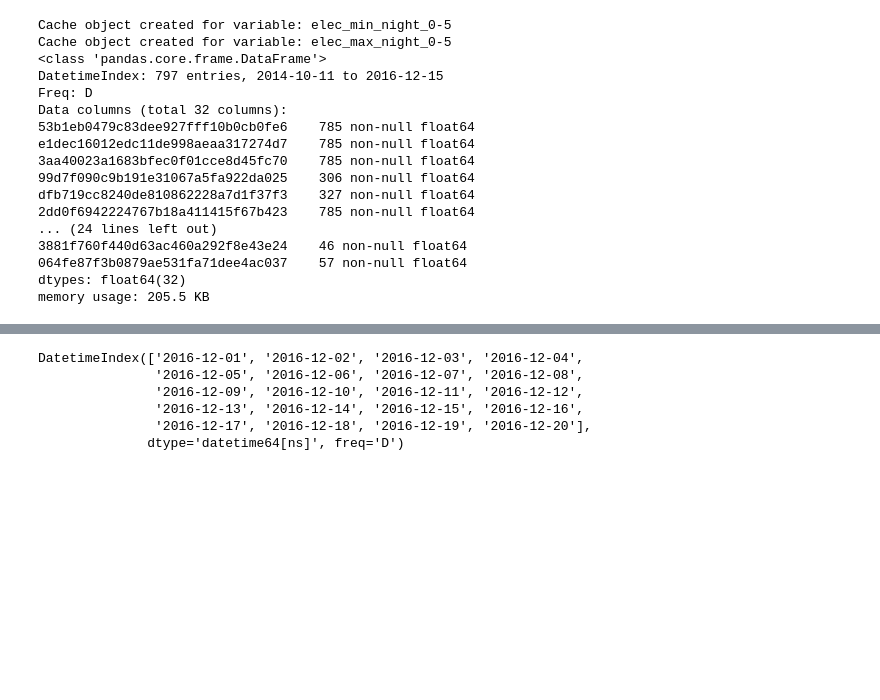
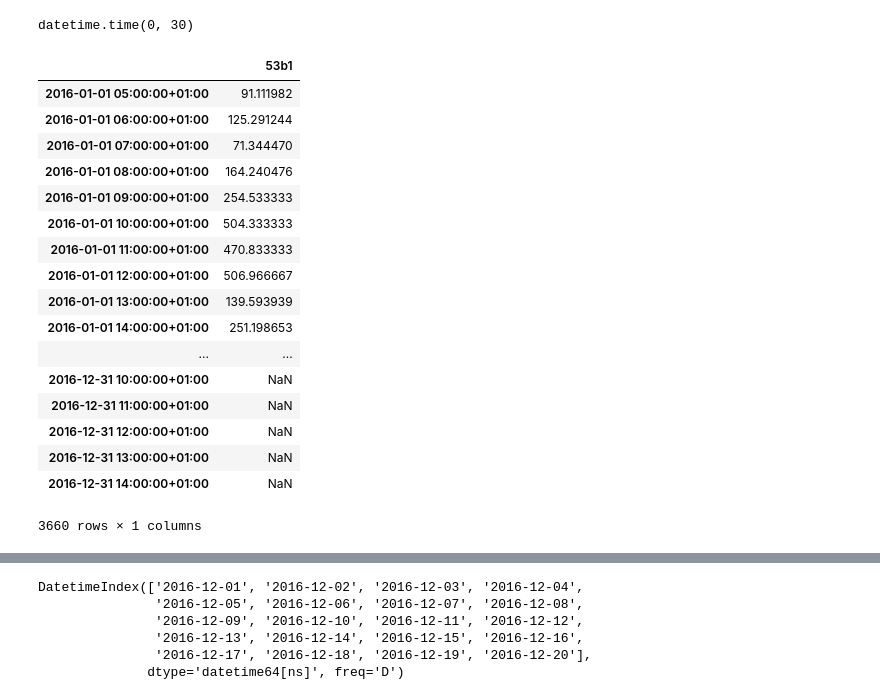
Before and after one commit to opengridcc/opengrid-dev, a Jupyter notebook: notebooks/Analysis/Electricity_standby.ipynb, the cells around one changed output, grey strips where cells are left out. Saved outputs shown, nothing was run; the diff lists cells and outputs as text; code cells hidden in the pictures; blank space fills up the shorter version.

Commit message:
bugfix + dev standby power

```diff
--- a/notebooks/Analysis/Electricity_standby.ipynb
+++ b/notebooks/Analysis/Electricity_standby.ipynb
@@ -84,24 +0,0 @@ True
-# %%
-cache_min = caching.Cache(variable='elec_min_night_0-5')
-cache_max = caching.Cache(variable='elec_max_night_0-5')
-dfdaymin = cache_min.get(sensors=sensors)
-dfdaymax = cache_max.get(sensors=sensors)
-dfdaymin.info()
-# %% [output]
-Cache object created for variable: elec_min_night_0-5
-Cache object created for variable: elec_max_night_0-5
-<class 'pandas.core.frame.DataFrame'>
-DatetimeIndex: 797 entries, 2014-10-11 to 2016-12-15
-Freq: D
-Data columns (total 32 columns):
-53b1eb0479c83dee927fff10b0cb0fe6    785 non-null float64
-e1dec16012edc11de998aeaa317274d7    785 non-null float64
-3aa40023a1683bfec0f01cce8d45fc70    785 non-null float64
-99d7f090c9b191e31067a5fa922da025    306 non-null float64
-dfb719cc8240de810862228a7d1f37f3    327 non-null float64
-2dd0f6942224767b18a411415f67b423    785 non-null float64
-... (24 lines left out)
-3881f760f440d63ac460a292f8e43e24    46 non-null float64
-064fe87f3b0879ae531fa71dee4ac037    57 non-null float64
-dtypes: float64(32)
-memory usage: 205.5 KB
@@ -107,0 +10,4 @@ memory usage: 205.5 KB
+# %%
+df_elec = pd.read_pickle('/data/electricity_2016_hour.pickle')
+df = df_elec.iloc[:,[0]]
+df = df.tz_convert('Europe/Brussels')
@@ -107,0 +17,35 @@ memory usage: 205.5 KB
+# %%
+datetime.datetime.strptime('00:30', '%H:%M').time()
+# %% [output]
+datetime.time(0, 30)
+# %%
+def select_hours(df, start_time='00:00:00', end_time='23:59:59'):
+    import numpy as np
+    start = datetime.datetime.strptime(start_time, '%H:%M:%S').time()
+    end = datetime.datetime.strptime(end_time, '%H:%M:%S').time()
+    df = df[np.logical_and(df.index.time >= start, df.index.time < end)]
+    return df
+
+def standby(df):
+    dfdaymin = df.resample('D').min()
+# %%
+select_hours(df,  start_time='05:00:00', end_time='15:00:00')
+# %% [output]
+|  | 53b1 |
+| 2016-01-01 05:00:00+01:00 | 91.111982 |
+| 2016-01-01 06:00:00+01:00 | 125.291244 |
+| 2016-01-01 07:00:00+01:00 | 71.344470 |
+| 2016-01-01 08:00:00+01:00 | 164.240476 |
+| 2016-01-01 09:00:00+01:00 | 254.533333 |
+| 2016-01-01 10:00:00+01:00 | 504.333333 |
+| 2016-01-01 11:00:00+01:00 | 470.833333 |
+| 2016-01-01 12:00:00+01:00 | 506.966667 |
+| 2016-01-01 13:00:00+01:00 | 139.593939 |
+| 2016-01-01 14:00:00+01:00 | 251.198653 |
+| ... | ... |
+| 2016-12-31 10:00:00+01:00 | NaN |
+| 2016-12-31 11:00:00+01:00 | NaN |
+| 2016-12-31 12:00:00+01:00 | NaN |
+| 2016-12-31 13:00:00+01:00 | NaN |
+| 2016-12-31 14:00:00+01:00 | NaN |
+3660 rows × 1 columns
```
Also changed, not shown: parts of 9 cells of this notebook, 1 other file.
